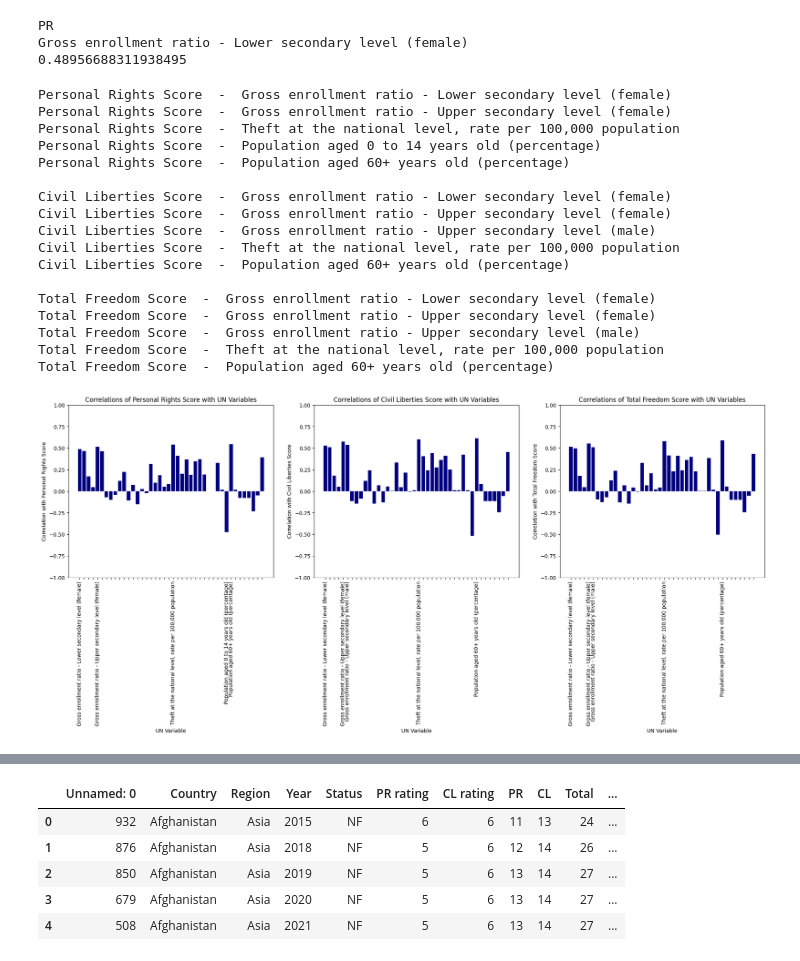
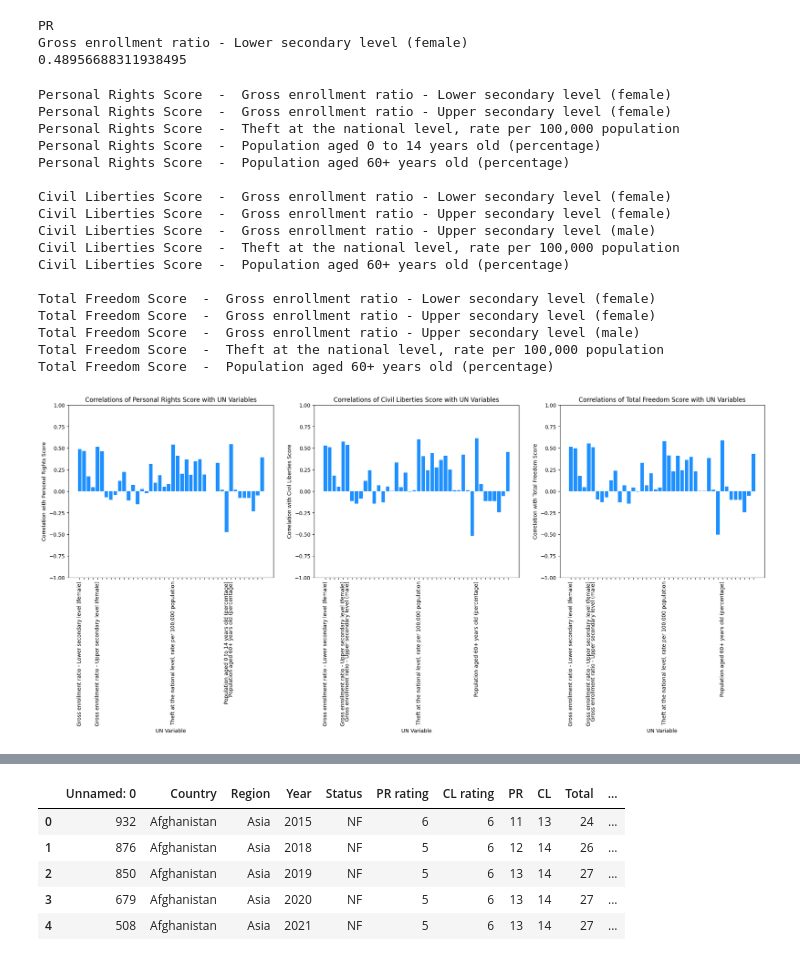
Before and after one commit to AidanMayhue/ml_3021_project, a Jupyter notebook: EDA/EDA.ipynb, the cells around one changed output, grey strips where cells are left out. Drawn from its saved outputs; the diff is of its cells as text; code cells hidden in the pictures.

```diff
--- a/EDA/EDA.ipynb
+++ b/EDA/EDA.ipynb
@@ -80,7 +80,7 @@ for freedom_corr, ax, free_type in zip([pr_corr, cl_corr, total_corr],
                                        ["Personal Rights Score",
                                         "Civil Liberties Score", "Total Freedom Score"]):
 
-    ax.bar(un_cols, freedom_corr, color = 'navy')
+    ax.bar(un_cols, freedom_corr, color = 'dodgerblue')
     ax.set_xlabel('UN Variable')
     ax.set_ylabel(f'Correlation with {free_type}')
     ax.set_title(f'Correlations of {free_type} with UN Variables')
@@ -89,31 +89,31 @@ for freedom_corr, ax, free_type in zip([pr_corr, cl_corr, total_corr],
     top3_indices = np.argsort(np.abs(freedom_corr))[-5:][::-1]
     top_un_cols = [un_cols[i] for i in top3_indices]
     ax.set_xticks(range(len(un_cols)))
     labels = [col if col in top_un_cols else "" for col in un_cols]
     for label in labels:
         if label != "":
             print(free_type, " - ", label)
     ax.set_xticklabels(labels, rotation = 90)
     ax.set_ylim(-1, 1)
     print("")
 
 plt.show()
 # %% [output]
 Personal Rights Score  -  Gross enrollment ratio - Lower secondary level (female)
 Personal Rights Score  -  Gross enrollment ratio - Upper secondary level (female)
 Personal Rights Score  -  Theft at the national level, rate per 100,000 population
 Personal Rights Score  -  Population aged 0 to 14 years old (percentage)
 Personal Rights Score  -  Population aged 60+ years old (percentage)
 
 Civil Liberties Score  -  Gross enrollment ratio - Lower secondary level (female)
 Civil Liberties Score  -  Gross enrollment ratio - Upper secondary level (female)
 Civil Liberties Score  -  Gross enrollment ratio - Upper secondary level (male)
 Civil Liberties Score  -  Theft at the national level, rate per 100,000 population
 Civil Liberties Score  -  Population aged 60+ years old (percentage)
 
 Total Freedom Score  -  Gross enrollment ratio - Lower secondary level (female)
 Total Freedom Score  -  Gross enrollment ratio - Upper secondary level (female)
 Total Freedom Score  -  Gross enrollment ratio - Upper secondary level (male)
 Total Freedom Score  -  Theft at the national level, rate per 100,000 population
 Total Freedom Score  -  Population aged 60+ years old (percentage)
-[figure, old version]
+[figure, new version]
```
Also changed, not shown: parts of 3 cells of this notebook.
